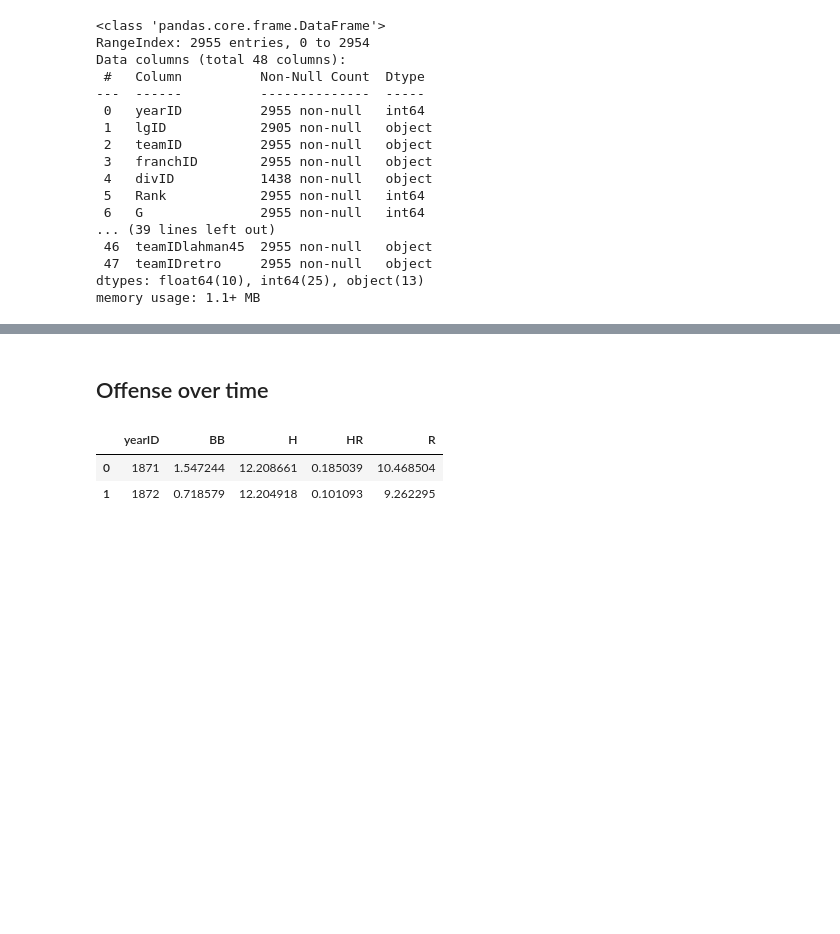
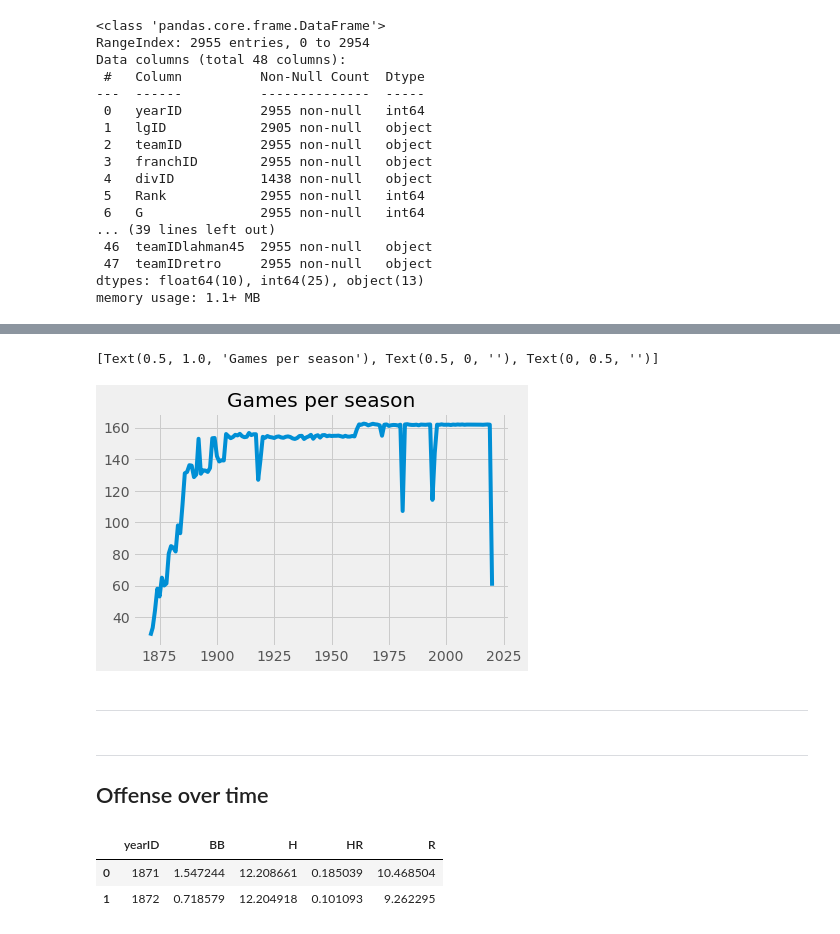
Before and after one commit to zengineering/data, a Jupyter notebook: notebooks/baseball.ipynb, the cells around one changed output, grey strips where cells are left out. Cells and saved outputs as stored; diff of their text form; code cells hidden in the pictures; blank space fills up the shorter version.

```diff
--- a/notebooks/baseball.ipynb
+++ b/notebooks/baseball.ipynb
@@ -242,3 +234,11 @@ memory usage: 1.1+ MB
+# %%
+sns_lp = sns.lineplot(data=teams.pivot_table(index="yearID", values="G"), x="yearID", y="G")
+sns_lp.set(title="Games per season", xlabel=None, ylabel=None)
+# %% [output]
+[Text(0.5, 1.0, 'Games per season'), Text(0.5, 0, ''), Text(0, 0.5, '')]
+[figure, added]
+# %% [markdown]
+--------------------------
 # %%
 from itertools import chain
 # %%
@@ -250,6 +250,7 @@ def stat_per_game(stats):
              .drop("G", axis=1) \
              .reset_index()
 # %% [markdown]
+_____________________________
 ## Offense over time
 # %%
 off_stats = ["H", "R", "HR", "BB"]
```
Also changed, not shown: parts of 38 cells of this notebook.
